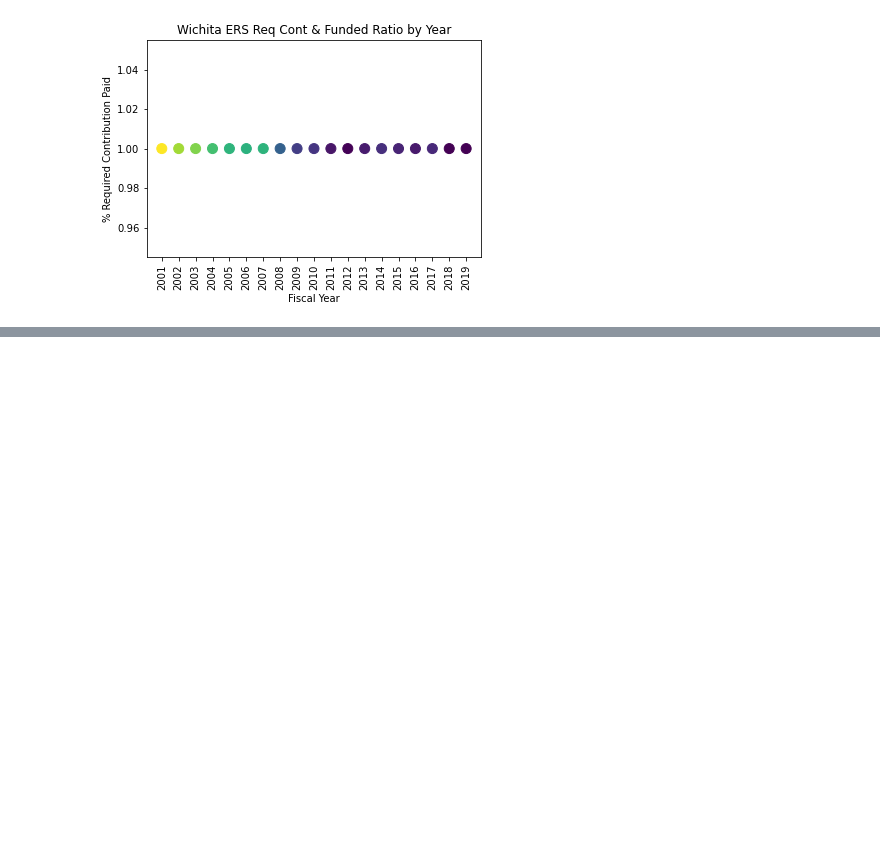
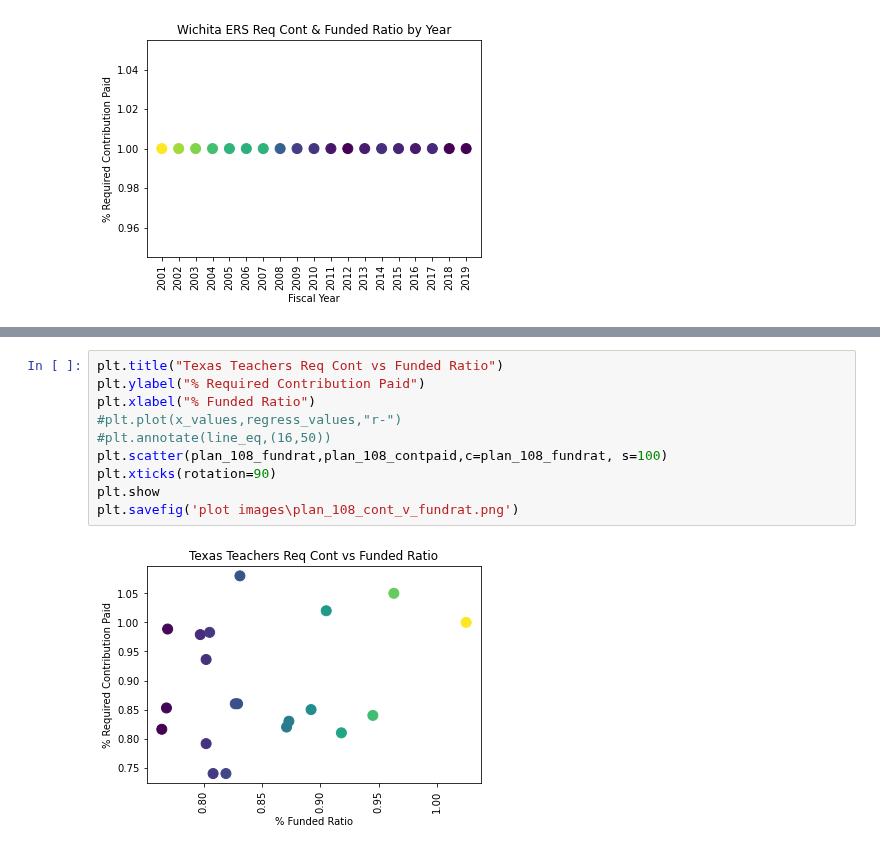
Before and after one commit to DeltaDeutsch/PPD-Group-Project, a Jupyter notebook: PPD Group Funding Cont.ipynb, the cells around one changed output, grey strips where cells are left out. Cells and saved outputs as stored; diff of their text form; blank space fills up the shorter version.

```diff
--- a/PPD Group Funding Cont.ipynb
+++ b/PPD Group Funding Cont.ipynb
@@ -247,0 +292,12 @@ plt.savefig('plot images\plan_179_cont_v_year.png')
+# %%
+plt.title("Texas Teachers Req Cont vs Funded Ratio")
+plt.ylabel("% Required Contribution Paid")
+plt.xlabel("% Funded Ratio")
+#plt.plot(x_values,regress_values,"r-")
+#plt.annotate(line_eq,(16,50))
+plt.scatter(plan_108_fundrat,plan_108_contpaid,c=plan_108_fundrat, s=100)
+plt.xticks(rotation=90)
+plt.show
+plt.savefig('plot images\plan_108_cont_v_fundrat.png')
+# %% [output]
+[figure, added]
```
Also changed, not shown: parts of 10 cells of this notebook, 10 other files.
